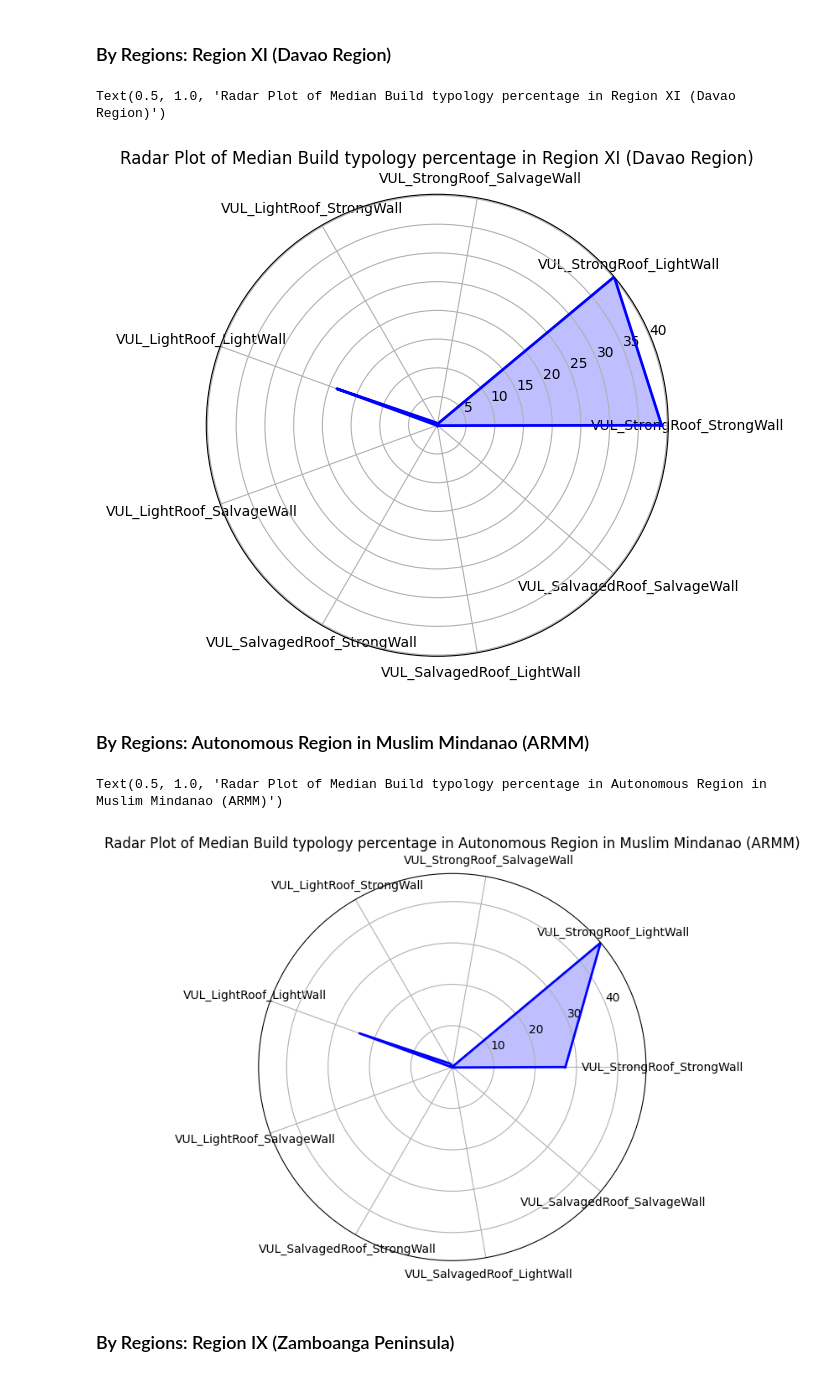
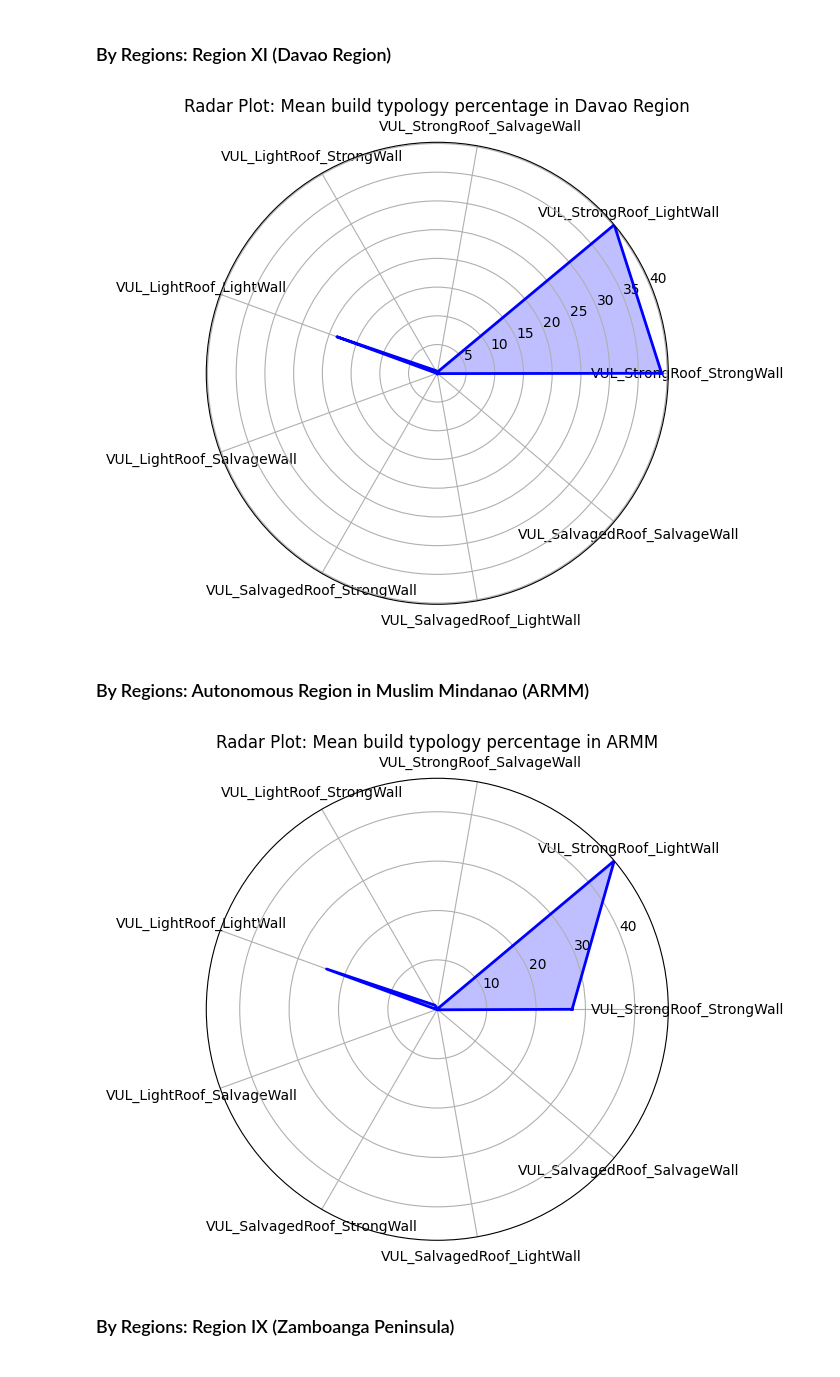
Before and after one commit to BMasinde/causal-fairness-Philippines-drrm, a Jupyter notebook: data expo notebooks/vulnerability_data_expo.ipynb, the cells around one changed output. Cells and saved outputs as stored; diff of their text form; code cells hidden in the pictures.

```diff
--- a/data expo notebooks/vulnerability_data_expo.ipynb
+++ b/data expo notebooks/vulnerability_data_expo.ipynb
@@ -507,10 +642,20 @@ ax.set_xticklabels(viz_columns)
 ax.set_ylim(0, region_XI_mean.max().max())  # Adjust the upper limit according to your data
 
 # Add a title
-plt.title('Radar Plot of Median Build typology percentage in Region XI (Davao Region)')
+plt.title('Radar Plot: Mean build typology percentage in Davao Region')
+
+# Define the output directory and file path
+output_directory = '/Users/masinde/Projects/causal-fairness-Philippines-drrm/graphs'
+output_file = 'S- region_XI_vul_rad.png'
+output_path_XI_vul_rad = os.path.join(output_directory, output_file)
+
+# Save the figure as a PNG with 300 DPI
+plt.savefig(output_path_XI_vul_rad, dpi=300, format='png')
+
+# Show the plot (optional)
+plt.show()
 # %% [output]
-Text(0.5, 1.0, 'Radar Plot of Median Build typology percentage in Region XI (Davao Region)')
-[figure, old version]
+[figure, new version]
 # %% [markdown]
 ### By Regions:  Autonomous Region in Muslim Mindanao (ARMM)
 # %%
@@ -522,36 +667,46 @@ region_ARMM = base_inc_reg_DF_typologies[base_inc_reg_DF_typologies['region'] ==
 region_ARMM_mean = region_ARMM[viz_columns].mean()
 
 num_vars = len(viz_columns)
 
 # Compute angle for each axis (we divide the plot by the number of variables)
 angles = np.linspace(0, 2 * np.pi, num_vars, endpoint=False).tolist()
 
 # Make the plot circular by appending the start to the end
 angles += angles[:1]
 
 # Initialize the radar plot
 fig, ax = plt.subplots(figsize=(6, 6), subplot_kw=dict(polar=True))
 
 # Add the first mean value to the end to close the loop
 values = region_ARMM_mean.tolist()
 values += values[:1]
 
 # Plot the radar chart
 ax.fill(angles, values, color='blue', alpha=0.25)
 ax.plot(angles, values, color='blue', linewidth=2)
 
 # Set the labels for each axis
 ax.set_xticks(angles[:-1])
 ax.set_xticklabels(viz_columns)
 
 # Set the range for the radar chart (you can customize this based on your data)
 ax.set_ylim(0, region_ARMM_mean.max().max())  # Adjust the upper limit according to your data
 
 # Add a title
-plt.title('Radar Plot of Median Build typology percentage in Autonomous Region in Muslim Mindanao (ARMM)')
+plt.title('Radar Plot: Mean build typology percentage in ARMM')
+
+# Define the output directory and file path
+output_directory = '/Users/masinde/Projects/causal-fairness-Philippines-drrm/graphs'
+output_file = 'S-region_ARMM_vul_rad.png'
+output_path_ARMM_vul_rad = os.path.join(output_directory, output_file)
+
+# Save the figure as a PNG with 300 DPI
+plt.savefig(output_path_ARMM_vul_rad, dpi=300, format='png')
+
+# Show the plot (optional)
+plt.show()
 # %% [output]
-Text(0.5, 1.0, 'Radar Plot of Median Build typology percentage in Autonomous Region in Muslim Mindanao (ARMM)')
-[figure, old version]
+[figure, new version]
 # %% [markdown]
 ### By Regions:  Region IX (Zamboanga Peninsula)
 # %%
```
Also changed, not shown: parts of 36 cells of this notebook.
